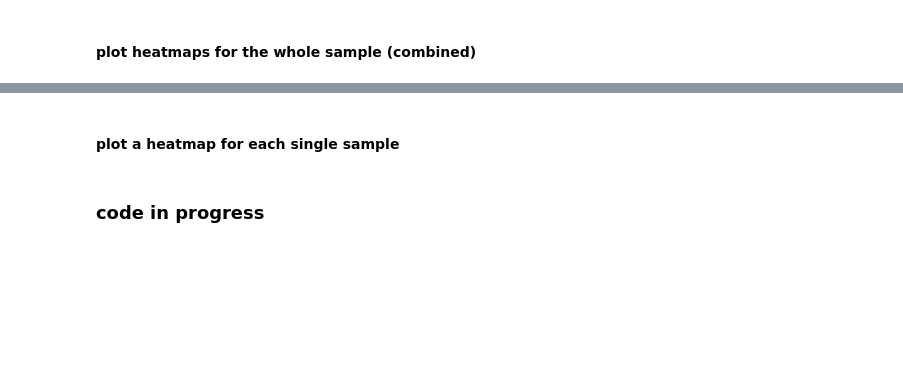
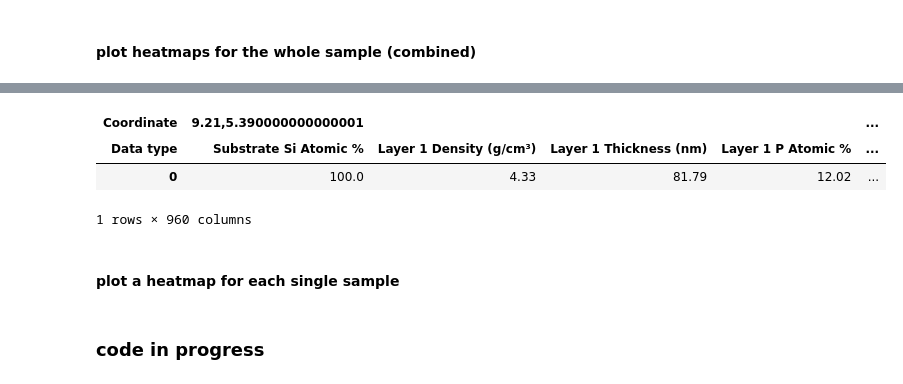
Before and after one commit to DTU-Nanolab-materials-discovery/intern-data-handling-and-fitting, a Jupyter notebook: EDX.ipynb, the cells around one changed output, grey strips where cells are left out. Drawn from its saved outputs; the diff is of its cells as text; code cells hidden in the pictures; blank space fills up the shorter version.

```diff
--- a/EDX.ipynb
+++ b/EDX.ipynb
@@ -121,5 +107,5 @@ for i in range(0,len(pos)):
 # %%
-data0= datas[0].copy()
+
 sample_dict = {'Sample ID': [sample_n]*len(data0.columns.get_level_values(0).unique())}
 sample_df = add_info(data0, sample_dict)
 
@@ -271 +167,18 @@ display(data_1)
+# %%
+
+
+data_1= calculate_ratio(data0, 'P', 'S')
+data_1= calculate_ratio(data_1, 'S', 'Cu')
+data_1= calculate_ratio(data_1, 'P', 'Cu')
+
+data_1= calculate_el_thickness(data_1, 'Cu')
+data_1= calculate_el_thickness(data_1, 'S')
+data_1= calculate_el_thickness(data_1, 'P')
+
+display(data_1)
+# %% [output]
+| Coordinate | 9.21,5.390000000000001 |  |  |  | ... |
+| Data type | Substrate Si Atomic % | Layer 1 Density (g/cm³) | Layer 1 Thickness (nm) | Layer 1 P Atomic % | ... |
+| 0 | 100.0 | 4.33 | 81.79 | 12.02 | ... |
+1 rows × 960 columns
 # %%
```
Also changed, not shown: parts of 12 cells of this notebook, 1 other file.
